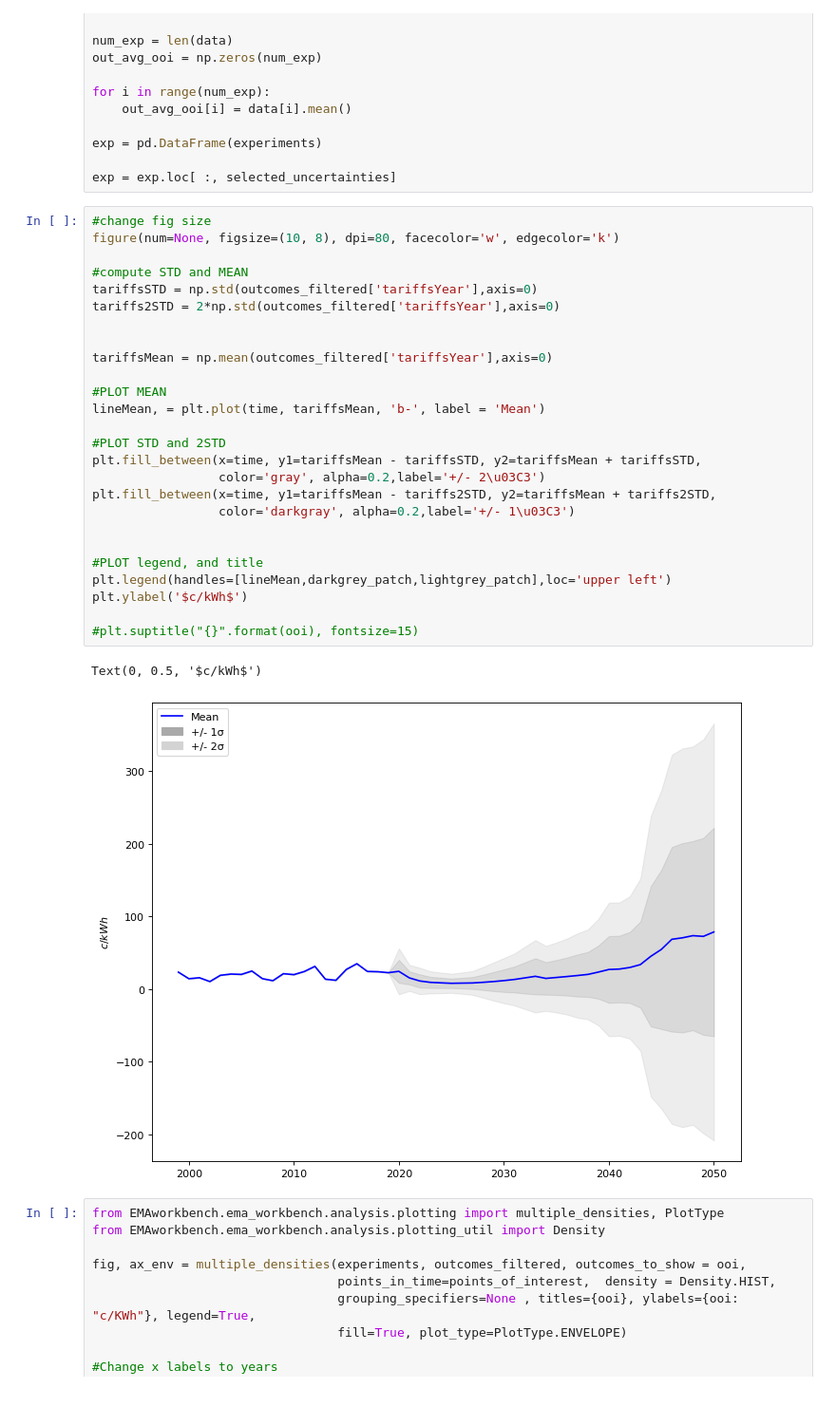
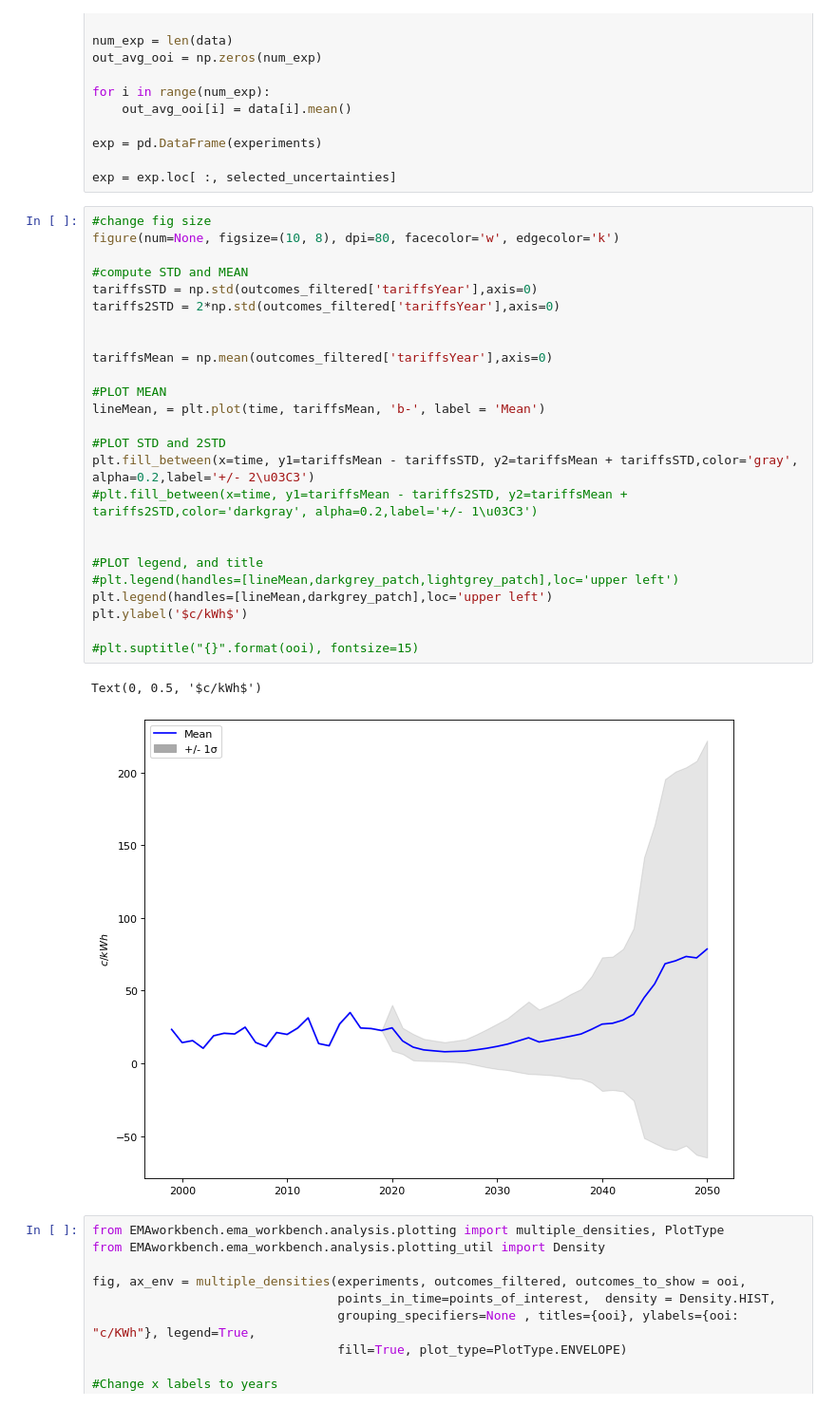
Before and after one commit to gr4sp/simulationEngine, a Jupyter notebook: experiments/notebookGr4sp/Uncertainty Analysis.ipynb, the cells around one changed output. Shown: that part at 95% size. Saved outputs shown, nothing was run; the diff lists cells and outputs as text.

```diff
--- a/experiments/notebookGr4sp/Uncertainty Analysis.ipynb
+++ b/experiments/notebookGr4sp/Uncertainty Analysis.ipynb
@@ -335,32 +334,31 @@ exp = exp.loc[ :, selected_uncertainties]
 # %%
 #change fig size
 figure(num=None, figsize=(10, 8), dpi=80, facecolor='w', edgecolor='k')
 
 #compute STD and MEAN
 tariffsSTD = np.std(outcomes_filtered['tariffsYear'],axis=0)
 tariffs2STD = 2*np.std(outcomes_filtered['tariffsYear'],axis=0)
 
 
 tariffsMean = np.mean(outcomes_filtered['tariffsYear'],axis=0)
 
 #PLOT MEAN
 lineMean, = plt.plot(time, tariffsMean, 'b-', label = 'Mean')
 
 #PLOT STD and 2STD
-plt.fill_between(x=time, y1=tariffsMean - tariffsSTD, y2=tariffsMean + tariffsSTD,
-                 color='gray', alpha=0.2,label='+/- 2\u03C3')
-plt.fill_between(x=time, y1=tariffsMean - tariffs2STD, y2=tariffsMean + tariffs2STD,
-                 color='darkgray', alpha=0.2,label='+/- 1\u03C3')
+plt.fill_between(x=time, y1=tariffsMean - tariffsSTD, y2=tariffsMean + tariffsSTD,color='gray', alpha=0.2,label='+/- 2\u03C3')
+#plt.fill_between(x=time, y1=tariffsMean - tariffs2STD, y2=tariffsMean + tariffs2STD,color='darkgray', alpha=0.2,label='+/- 1\u03C3')
 
 
 #PLOT legend, and title
-plt.legend(handles=[lineMean,darkgrey_patch,lightgrey_patch],loc='upper left')
+#plt.legend(handles=[lineMean,darkgrey_patch,lightgrey_patch],loc='upper left')
+plt.legend(handles=[lineMean,darkgrey_patch],loc='upper left')
 plt.ylabel('$c/kWh$')
 
 #plt.suptitle("{}".format(ooi), fontsize=15)
 # %% [output]
 Text(0, 0.5, '$c/kWh$')
-[figure, old version]
+[figure, new version]
 # %%
 from EMAworkbench.ema_workbench.analysis.plotting import multiple_densities, PlotType
 from EMAworkbench.ema_workbench.analysis.plotting_util import Density
```
Also changed, not shown: parts of 3 cells of this notebook, 29 other files.
